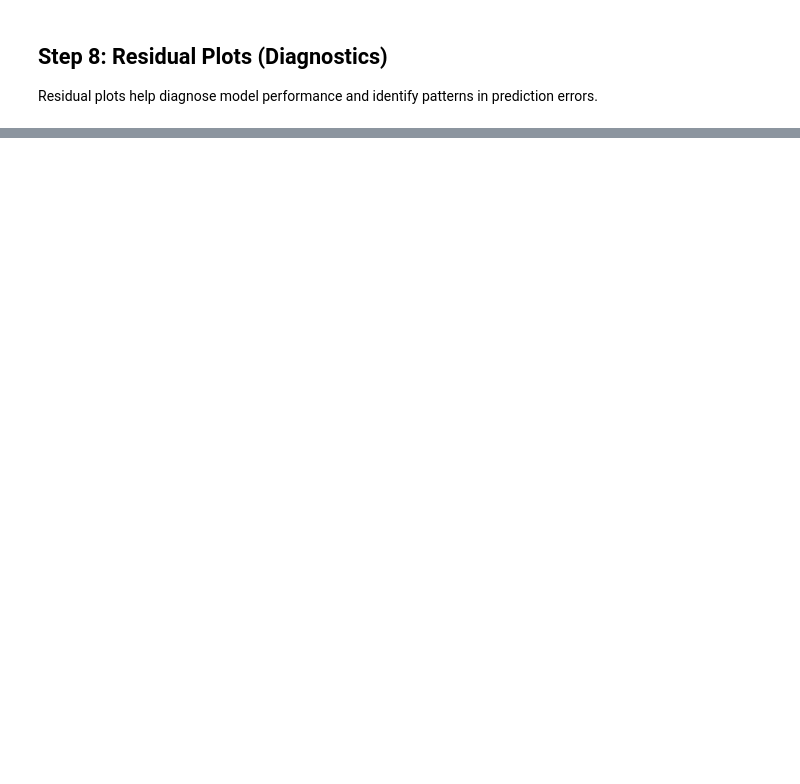
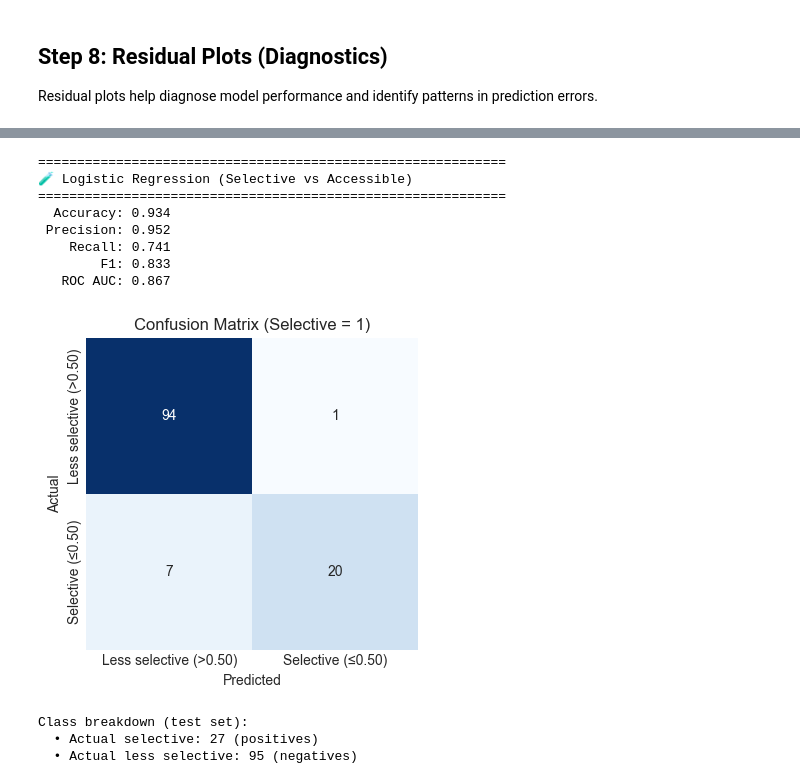
Before and after one commit to Mamasmess333/Admit_Predict, a Jupyter notebook: College_Scorecard_Most_Recent_Institutional_Data/Notebooks/02_Preprocessing_and_Modeling.ipynb, the cells around one changed output, grey strips where cells are left out. Cells and saved outputs as stored; diff of their text form; code cells hidden in the pictures; blank space fills up the shorter version.

```diff
--- a/College_Scorecard_Most_Recent_Institutional_Data/Notebooks/02_Preprocessing_and_Modeling.ipynb
+++ b/College_Scorecard_Most_Recent_Institutional_Data/Notebooks/02_Preprocessing_and_Modeling.ipynb
@@ -684,0 +733,49 @@ print(f"  Max:  {residuals.max():.4f}")
+# %%
+print("=" * 60)
+print("🧪 Logistic Regression (Selective vs Accessible)")
+print("=" * 60)
+
+log_clf = LogisticRegression(max_iter=1000)
+log_clf.fit(X_train_scaled, y_train_cls)
+
+y_pred_cls = log_clf.predict(X_test_scaled)
+y_proba_cls = log_clf.predict_proba(X_test_scaled)[:, 1]
+
+cls_metrics = {
+    "Accuracy": accuracy_score(y_test_cls, y_pred_cls),
+    "Precision": precision_score(y_test_cls, y_pred_cls),
+    "Recall": recall_score(y_test_cls, y_pred_cls),
+    "F1": f1_score(y_test_cls, y_pred_cls),
+    "ROC AUC": roc_auc_score(y_test_cls, y_proba_cls)
+}
+
+for metric, value in cls_metrics.items():
+    print(f"{metric:>10}: {value:.3f}")
+
+cm = confusion_matrix(y_test_cls, y_pred_cls)
+fig, ax = plt.subplots(figsize=(4, 4))
+sns.heatmap(cm, annot=True, fmt="d", cmap="Blues", cbar=False,
+            xticklabels=[class_names[0], class_names[1]],
+            yticklabels=[class_names[0], class_names[1]])
+ax.set_xlabel('Predicted')
+ax.set_ylabel('Actual')
+ax.set_title('Confusion Matrix (Selective = 1)')
+plt.tight_layout()
+plt.show()
+
+print("\nClass breakdown (test set):")
+print(f"  • Actual selective: {cm[1,1] + cm[1,0]} (positives)")
+print(f"  • Actual less selective: {cm[0,0] + cm[0,1]} (negatives)")
+# %% [output]
+============================================================
+🧪 Logistic Regression (Selective vs Accessible)
+============================================================
+  Accuracy: 0.934
+ Precision: 0.952
+    Recall: 0.741
+        F1: 0.833
+   ROC AUC: 0.867
+[figure, added]
+Class breakdown (test set):
+  • Actual selective: 27 (positives)
+  • Actual less selective: 95 (negatives)
```
Also changed, not shown: parts of 14 cells of this notebook, 3 other files.
